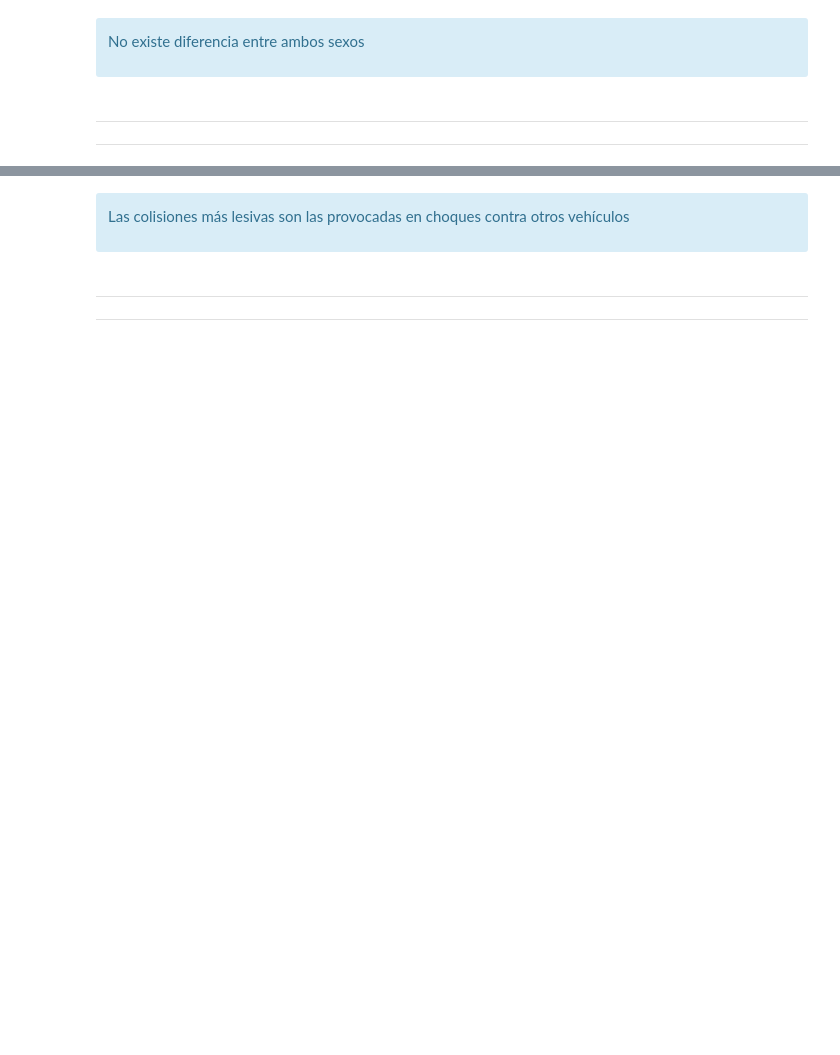
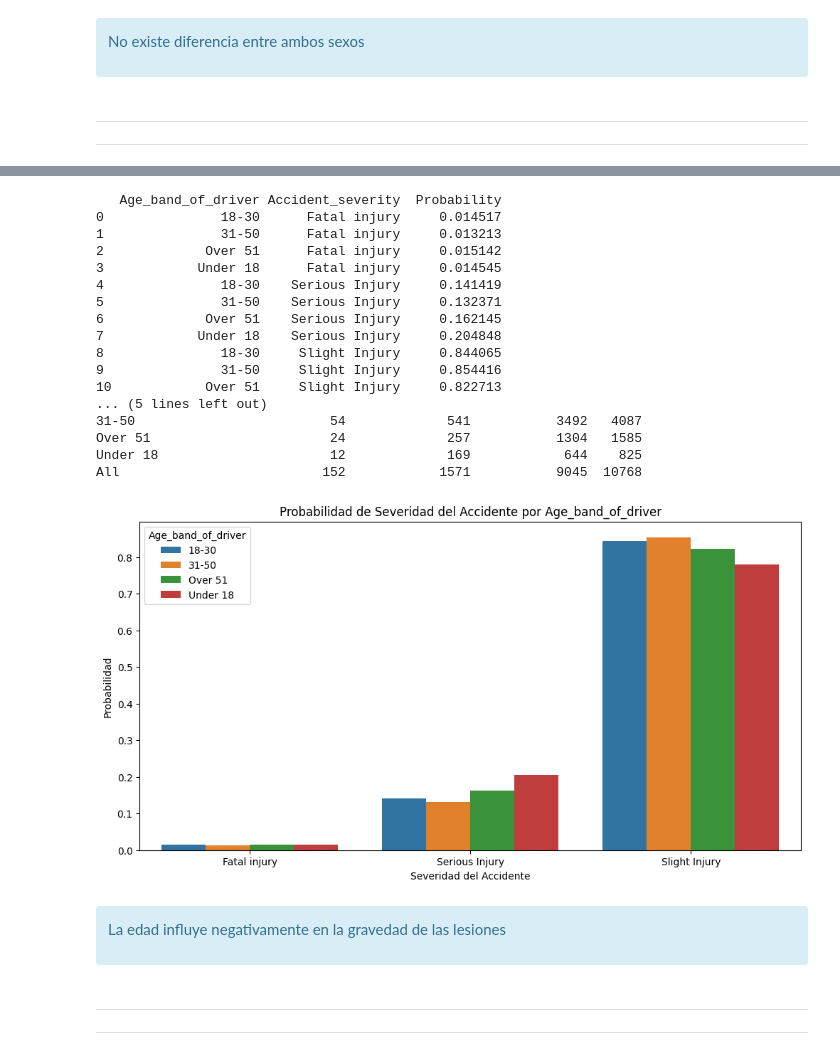
Before and after one commit to diegogerwig/TheBridge_DataScience_Proyecto_MachineLearning, a Jupyter notebook: notebooks/04_Conclusiones.ipynb, the cells around one changed output, grey strips where cells are left out. Cells and saved outputs as stored; diff of their text form; code cells hidden in the pictures; blank space fills up the shorter version.

```diff
--- a/notebooks/04_Conclusiones.ipynb
+++ b/notebooks/04_Conclusiones.ipynb
@@ -162,6 +107,68 @@ plt.show()
+# %%
+survey = 'Age_band_of_driver'
+
+table = pd.crosstab(
+    index=raw_data[survey].loc[raw_data[survey] != "Unknown"],
+    columns=raw_data['Accident_severity'],
+    margins=True
+)
+
+rows_list = []
+
+for severity in table.columns[:-1]:
+    for data_survey in table.index[:-1]:
+        if table.loc[data_survey, 'All'] > 0:
+            prob = table.loc[data_survey, severity] / table.loc[data_survey, 'All']
+        else:
+            prob = 0
+
+        new_row = pd.DataFrame({
+            survey: [data_survey],
+            'Accident_severity': [severity],
+            'Probability': [prob]
+        })
+
+        rows_list.append(new_row)
+
+probabilities = pd.concat(rows_list, ignore_index=True)
+
+print(probabilities)
+
+print()
+
+print(table)
+
+plt.figure(figsize=(12, 6))
+
+sns.barplot(x='Accident_severity', y='Probability', hue=survey, data=probabilities)
+
+plt.title(f'Probabilidad de Severidad del Accidente por {survey}')
+plt.ylabel('Probabilidad')
+plt.xlabel('Severidad del Accidente')
+plt.legend(title=survey)
+plt.show()
+# %% [output]
+   Age_band_of_driver Accident_severity  Probability
+0               18-30      Fatal injury     0.014517
+1               31-50      Fatal injury     0.013213
+2             Over 51      Fatal injury     0.015142
+3            Under 18      Fatal injury     0.014545
+4               18-30    Serious Injury     0.141419
+5               31-50    Serious Injury     0.132371
+6             Over 51    Serious Injury     0.162145
+7            Under 18    Serious Injury     0.204848
+8               18-30     Slight Injury     0.844065
+9               31-50     Slight Injury     0.854416
+10            Over 51     Slight Injury     0.822713
+... (5 lines left out)
+31-50                         54             541           3492   4087
+Over 51                       24             257           1304   1585
+Under 18                      12             169            644    825
+All                          152            1571           9045  10768
+[figure, added]
 # %% [markdown]
 <div class="alert alert-block alert-info">
-<p>Las colisiones más lesivas son las provocadas en choques contra otros vehículos</p>
+<p>La edad influye negativamente en la gravedad de las lesiones</p>
 </div>
 # %% [markdown]
 ---
```
Also changed, not shown: parts of 13 cells of this notebook, 1 other file.
